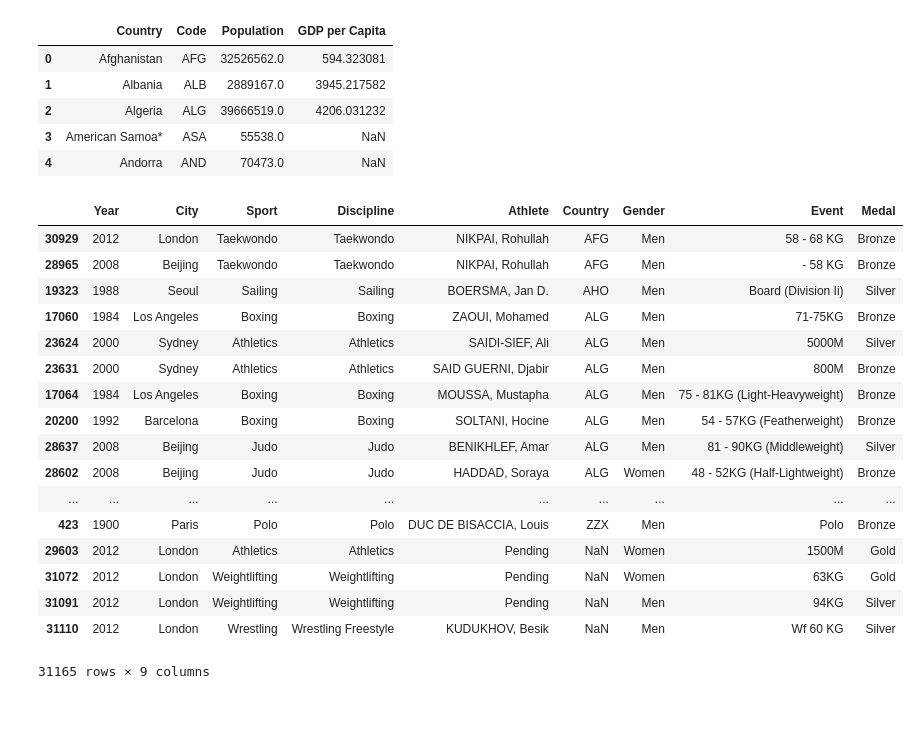
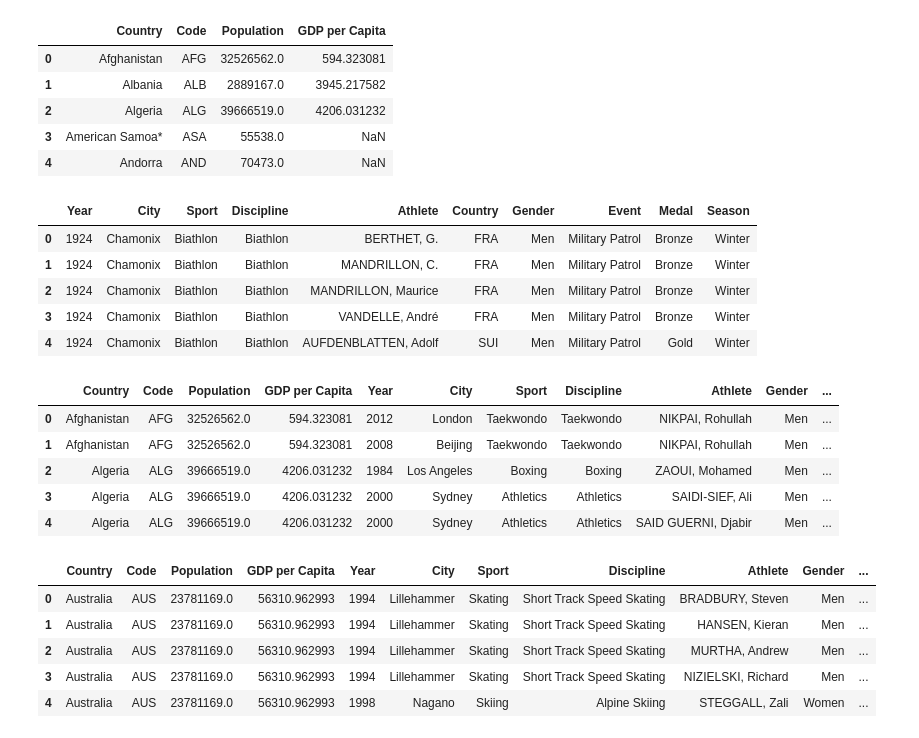
Before and after one commit to MathieuSevestre/notebook, a Jupyter notebook: Multiple with pandas.ipynb, the cells around one changed output. Saved outputs shown, nothing was run; the diff lists cells and outputs as text; code cells hidden in the pictures; blank space fills up the shorter version.

```diff
--- a/Multiple with pandas.ipynb
+++ b/Multiple with pandas.ipynb
@@ -126,23 +117,16 @@ countries_df.head()
 | 4 | Andorra | AND | 70473.0 | NaN |
 # %%
 summer_df = pd.read_csv("summer.csv")
-summer_df.sort_values(by="Country", ascending=True)
+summer_df['Season'] = 'Summer'
+winter_df = pd.read_csv("winter.csv")
+winter_df['Season'] = 'Winter'
+summer_df = summer_df.sort_values(by="Country", ascending=True)
+summer_df.head()
+winter_df.head()
 # %% [output]
-|  | Year | City | Sport | Discipline | Athlete | Country | Gender | Event | Medal |
-| 30929 | 2012 | London | Taekwondo | Taekwondo | NIKPAI, Rohullah | AFG | Men | 58 - 68 KG | Bronze |
-| 28965 | 2008 | Beijing | Taekwondo | Taekwondo | NIKPAI, Rohullah | AFG | Men | - 58 KG | Bronze |
-| 19323 | 1988 | Seoul | Sailing | Sailing | BOERSMA, Jan D. | AHO | Men | Board (Division Ii) | Silver |
-| 17060 | 1984 | Los Angeles | Boxing | Boxing | ZAOUI, Mohamed | ALG | Men | 71-75KG | Bronze |
-| 23624 | 2000 | Sydney | Athletics | Athletics | SAIDI-SIEF, Ali | ALG | Men | 5000M | Silver |
-| 23631 | 2000 | Sydney | Athletics | Athletics | SAID GUERNI, Djabir | ALG | Men | 800M | Bronze |
-| 17064 | 1984 | Los Angeles | Boxing | Boxing | MOUSSA, Mustapha | ALG | Men | 75 - 81KG (Light-Heavyweight) | Bronze |
-| 20200 | 1992 | Barcelona | Boxing | Boxing | SOLTANI, Hocine | ALG | Men | 54 - 57KG (Featherweight) | Bronze |
-| 28637 | 2008 | Beijing | Judo | Judo | BENIKHLEF, Amar | ALG | Men | 81 - 90KG (Middleweight) | Silver |
-| 28602 | 2008 | Beijing | Judo | Judo | HADDAD, Soraya | ALG | Women | 48 - 52KG (Half-Lightweight) | Bronze |
-| ... | ... | ... | ... | ... | ... | ... | ... | ... | ... |
-| 423 | 1900 | Paris | Polo | Polo | DUC DE BISACCIA, Louis | ZZX | Men | Polo | Bronze |
-| 29603 | 2012 | London | Athletics | Athletics | Pending | NaN | Women | 1500M | Gold |
-| 31072 | 2012 | London | Weightlifting | Weightlifting | Pending | NaN | Women | 63KG | Gold |
-| 31091 | 2012 | London | Weightlifting | Weightlifting | Pending | NaN | Men | 94KG | Silver |
-| 31110 | 2012 | London | Wrestling | Wrestling Freestyle | KUDUKHOV, Besik | NaN | Men | Wf 60 KG | Silver |
+|  | Year | City | Sport | Discipline | Athlete | Country | Gender | Event | Medal | Season |
+| 0 | 1924 | Chamonix | Biathlon | Biathlon | BERTHET, G. | FRA | Men | Military Patrol | Bronze | Winter |
+| 1 | 1924 | Chamonix | Biathlon | Biathlon | MANDRILLON, C. | FRA | Men | Military Patrol | Bronze | Winter |
+| 2 | 1924 | Chamonix | Biathlon | Biathlon | MANDRILLON, Maurice | FRA | Men | Military Patrol | Bronze | Winter |
+| 3 | 1924 | Chamonix | Biathlon | Biathlon | VANDELLE, André | FRA | Men | Military Patrol | Bronze | Winter |
+| 4 | 1924 | Chamonix | Biathlon | Biathlon | AUFDENBLATTEN, Adolf | SUI | Men | Military Patrol | Gold | Winter |
-31165 rows × 9 columns
@@ -148,0 +136,20 @@ summer_df.sort_values(by="Country", ascending=True)
+# %%
+summer_countries_df = countries_df.merge(summer_df, on='Code')
+summer_countries_df.head()
+# %% [output]
+|  | Country | Code | Population | GDP per Capita | Year | City | Sport | Discipline | Athlete | Gender | ... |
+| 0 | Afghanistan | AFG | 32526562.0 | 594.323081 | 2012 | London | Taekwondo | Taekwondo | NIKPAI, Rohullah | Men | ... |
+| 1 | Afghanistan | AFG | 32526562.0 | 594.323081 | 2008 | Beijing | Taekwondo | Taekwondo | NIKPAI, Rohullah | Men | ... |
+| 2 | Algeria | ALG | 39666519.0 | 4206.031232 | 1984 | Los Angeles | Boxing | Boxing | ZAOUI, Mohamed | Men | ... |
+| 3 | Algeria | ALG | 39666519.0 | 4206.031232 | 2000 | Sydney | Athletics | Athletics | SAIDI-SIEF, Ali | Men | ... |
+| 4 | Algeria | ALG | 39666519.0 | 4206.031232 | 2000 | Sydney | Athletics | Athletics | SAID GUERNI, Djabir | Men | ... |
+# %%
+winter_countries_df = countries_df.merge(winter_df, on='Code')
+winter_countries_df.head()
+# %% [output]
+|  | Country | Code | Population | GDP per Capita | Year | City | Sport | Discipline | Athlete | Gender | ... |
+| 0 | Australia | AUS | 23781169.0 | 56310.962993 | 1994 | Lillehammer | Skating | Short Track Speed Skating | BRADBURY, Steven | Men | ... |
+| 1 | Australia | AUS | 23781169.0 | 56310.962993 | 1994 | Lillehammer | Skating | Short Track Speed Skating | HANSEN, Kieran | Men | ... |
+| 2 | Australia | AUS | 23781169.0 | 56310.962993 | 1994 | Lillehammer | Skating | Short Track Speed Skating | MURTHA, Andrew | Men | ... |
+| 3 | Australia | AUS | 23781169.0 | 56310.962993 | 1994 | Lillehammer | Skating | Short Track Speed Skating | NIZIELSKI, Richard | Men | ... |
+| 4 | Australia | AUS | 23781169.0 | 56310.962993 | 1998 | Nagano | Skiing | Alpine Skiing | STEGGALL, Zali | Women | ... |
```
Also changed, not shown: parts of 7 cells of this notebook.
